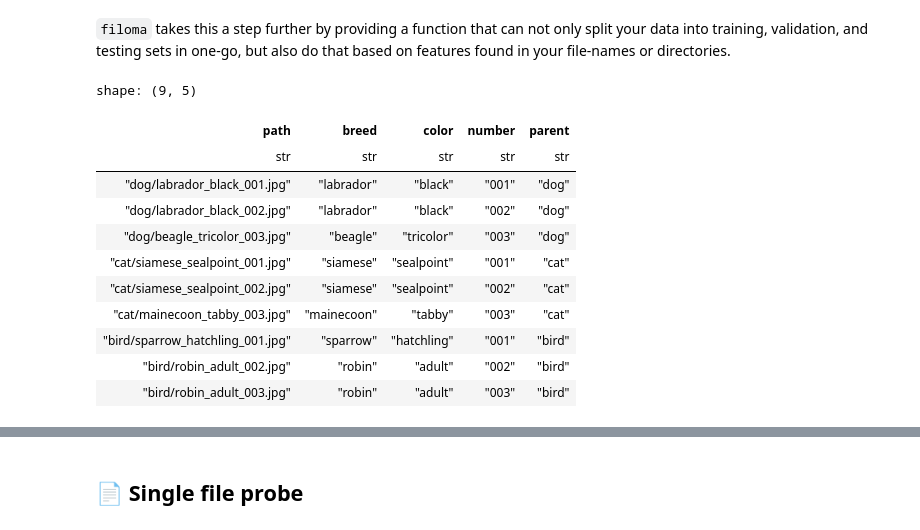
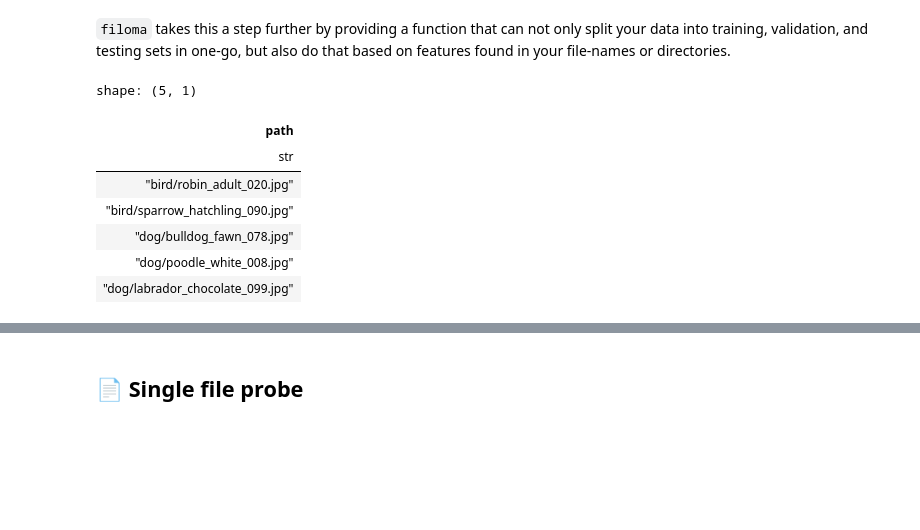
Before and after one commit to kalfasyan/filoma, a Jupyter notebook: notebooks/demo.ipynb, the cells around one changed output, grey strips where cells are left out. Saved outputs shown, nothing was run; the diff lists cells and outputs as text; code cells hidden in the pictures; blank space fills up the shorter version.

```diff
--- a/notebooks/demo.ipynb
+++ b/notebooks/demo.ipynb
@@ -224,35 +224,54 @@ Isn't it confusing that you just wanted a 60/20/20 split but had to specify 40%
 # %%
 from filoma import DataFrame
 
 # For example, your data might have subcategories encoded in filenames
 # like dog_bulldog_001.jpg, dog_bulldog_002.jpg, cat_siamese_001.jpg, etc.
-# You can use discover_filename_features to extract these features into separate columns.
-data = {
-    "path": [
-        "dog/labrador_black_001.jpg",
-        "dog/labrador_black_002.jpg",
-        "dog/beagle_tricolor_003.jpg",
-        "cat/siamese_sealpoint_001.jpg",
-        "cat/siamese_sealpoint_002.jpg",
-        "cat/mainecoon_tabby_003.jpg",
-        "bird/sparrow_hatchling_001.jpg",
-        "bird/robin_adult_002.jpg",
-        "bird/robin_adult_003.jpg",
-    ]
+# You can use get_filename_features to extract these features into separate columns.
+breeds_by_species = {
+    "dog": ["labrador", "beagle", "bulldog", "poodle"],
+    "cat": ["siamese", "mainecoon", "persian", "ragdoll"],
+    "bird": ["sparrow", "robin", "parrot", "crow"],
 }
 
+colors_by_breed = {
+    "labrador": ["black", "yellow", "chocolate"],
+    "beagle": ["tricolor", "brown"],
+    "bulldog": ["fawn", "white"],
+    "poodle": ["white", "black"],
+    "siamese": ["sealpoint", "bluepoint"],
+    "mainecoon": ["tabby", "brown"],
+    "persian": ["white", "silver"],
+    "ragdoll": ["colorpoint", "sealpoint"],
+    "sparrow": ["hatchling", "adult"],
+    "robin": ["adult", "juvenile"],
+    "parrot": ["green", "red"],
+    "crow": ["black"],
+}
+
+# build all (species, breed, color) combos
+combos = []
+for species, breeds in breeds_by_species.items():
+    for breed in breeds:
+        colors = colors_by_breed.get(breed, ["unknown"])
+        for color in colors:
+            combos.append((species, breed, color))
+
+# generate 100 file paths cycling through combos and numbering files
+paths = []
+for i in range(1, 101):
+    species, breed, color = combos[(i - 1) % len(combos)]
+    paths.append(f"{species}/{breed}_{color}_{i:03d}.jpg")
+
+data = {"path": paths}
+
 df = DataFrame(data)
-df.discover_filename_features(sep="_", token_names=["breed", "color", "number"], path_col="path", enrich=False, include_parent=True, inplace=True)
+df.sample(5)
 # %% [output]
-shape: (9, 5)
+shape: (5, 1)
-| path | breed | color | number | parent |
-| str | str | str | str | str |
-| "dog/labrador_black_001.jpg" | "labrador" | "black" | "001" | "dog" |
-| "dog/labrador_black_002.jpg" | "labrador" | "black" | "002" | "dog" |
-| "dog/beagle_tricolor_003.jpg" | "beagle" | "tricolor" | "003" | "dog" |
-| "cat/siamese_sealpoint_001.jpg" | "siamese" | "sealpoint" | "001" | "cat" |
-| "cat/siamese_sealpoint_002.jpg" | "siamese" | "sealpoint" | "002" | "cat" |
-| "cat/mainecoon_tabby_003.jpg" | "mainecoon" | "tabby" | "003" | "cat" |
-| "bird/sparrow_hatchling_001.jpg" | "sparrow" | "hatchling" | "001" | "bird" |
-| "bird/robin_adult_002.jpg" | "robin" | "adult" | "002" | "bird" |
-| "bird/robin_adult_003.jpg" | "robin" | "adult" | "003" | "bird" |
+| path |
+| str |
+| "bird/robin_adult_020.jpg" |
+| "bird/sparrow_hatchling_090.jpg" |
+| "dog/bulldog_fawn_078.jpg" |
+| "dog/poodle_white_008.jpg" |
+| "dog/labrador_chocolate_099.jpg" |
```
Also changed, not shown: parts of 12 cells of this notebook, 10 other files.
